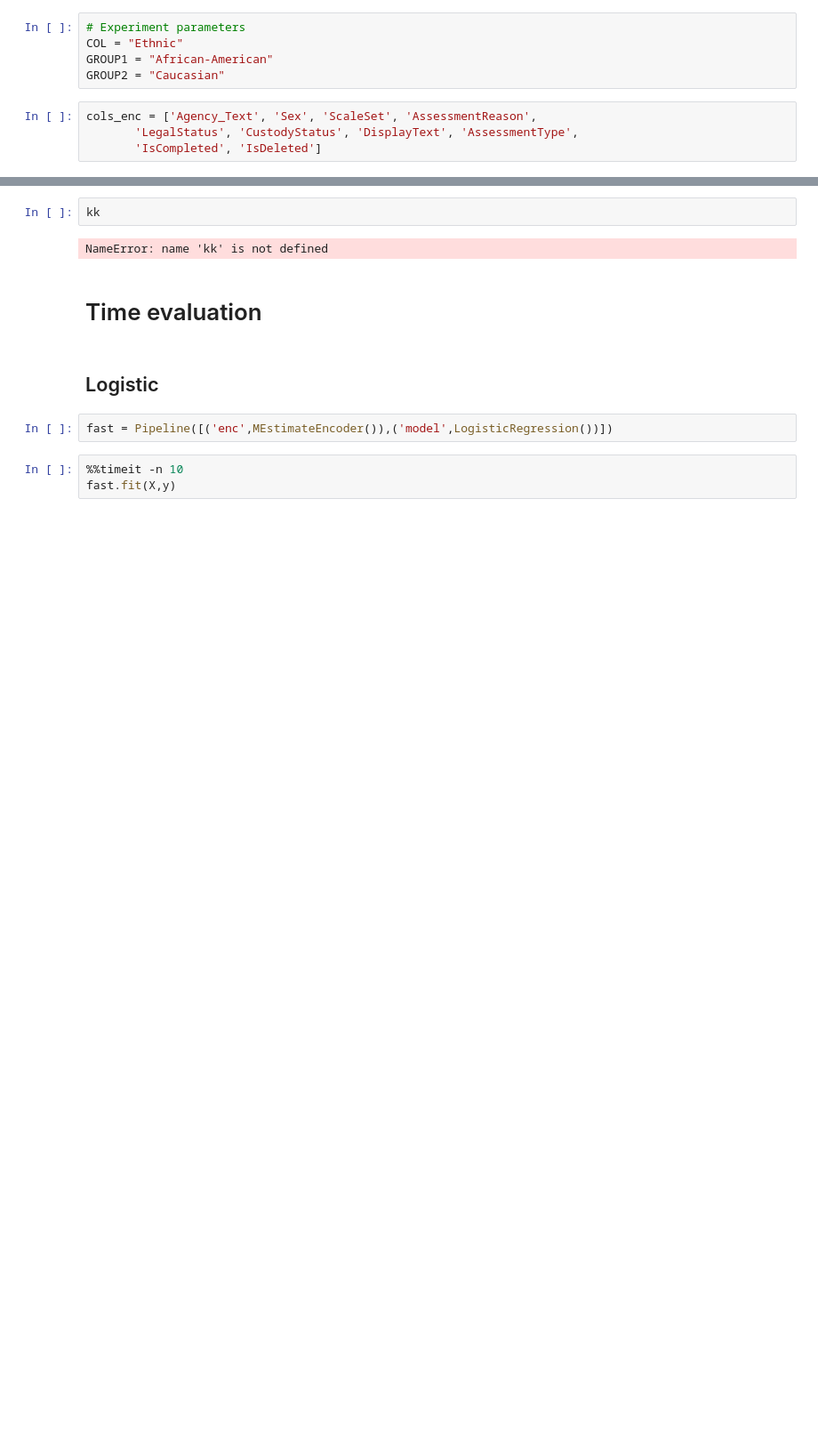
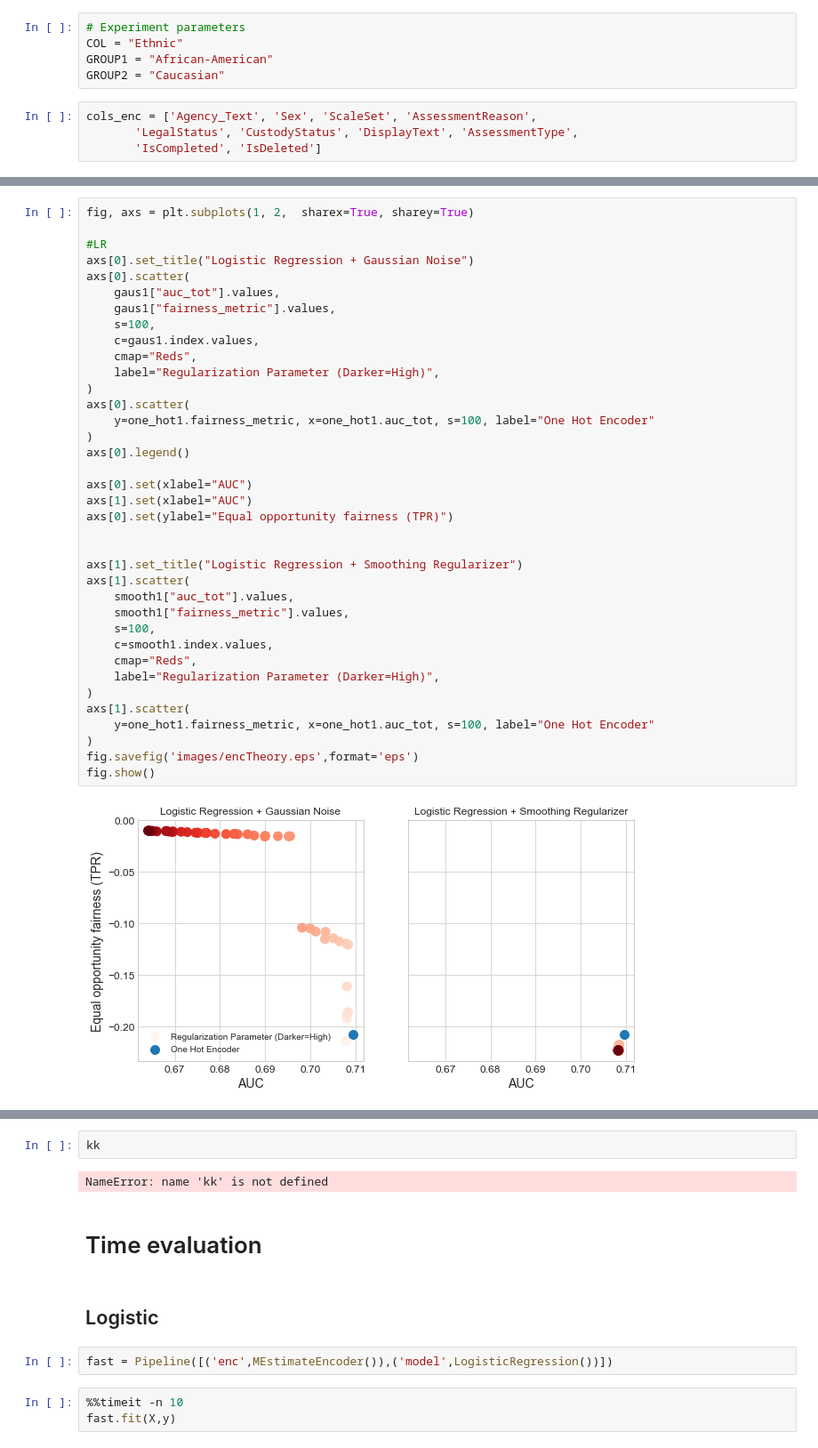
Before and after one commit to cmougan/FairEncoder, a Jupyter notebook: EncodersNormal.ipynb, the cells around one changed output, grey strips where cells are left out. Shown: that part at 89% size. Cells and saved outputs as stored; diff of their text form; blank space fills up the shorter version.

```diff
--- a/EncodersNormal.ipynb
+++ b/EncodersNormal.ipynb
@@ -566,0 +495,39 @@ cols_enc = ['Agency_Text', 'Sex', 'ScaleSet', 'AssessmentReason',
+# %%
+fig, axs = plt.subplots(1, 2,  sharex=True, sharey=True)
+
+#LR
+axs[0].set_title("Logistic Regression + Gaussian Noise")
+axs[0].scatter(
+    gaus1["auc_tot"].values,
+    gaus1["fairness_metric"].values,
+    s=100,
+    c=gaus1.index.values,
+    cmap="Reds",
+    label="Regularization Parameter (Darker=High)",
+)
+axs[0].scatter(
+    y=one_hot1.fairness_metric, x=one_hot1.auc_tot, s=100, label="One Hot Encoder"
+)
+axs[0].legend()
+
+axs[0].set(xlabel="AUC")
+axs[1].set(xlabel="AUC")
+axs[0].set(ylabel="Equal opportunity fairness (TPR)")
+
+
+axs[1].set_title("Logistic Regression + Smoothing Regularizer")
+axs[1].scatter(
+    smooth1["auc_tot"].values,
+    smooth1["fairness_metric"].values,
+    s=100,
+    c=smooth1.index.values,
+    cmap="Reds",
+    label="Regularization Parameter (Darker=High)",
+)
+axs[1].scatter(
+    y=one_hot1.fairness_metric, x=one_hot1.auc_tot, s=100, label="One Hot Encoder"
+)
+fig.savefig('images/encTheory.eps',format='eps')
+fig.show()
+# %% [output]
+[figure, added]
```
Also changed, not shown: parts of 29 cells of this notebook, 12 other files.
